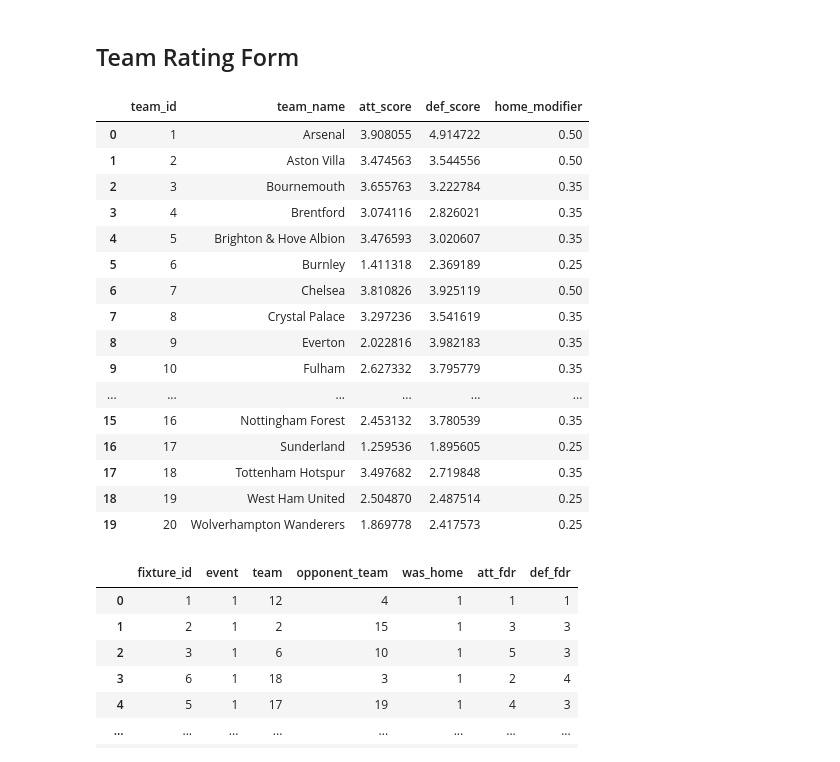
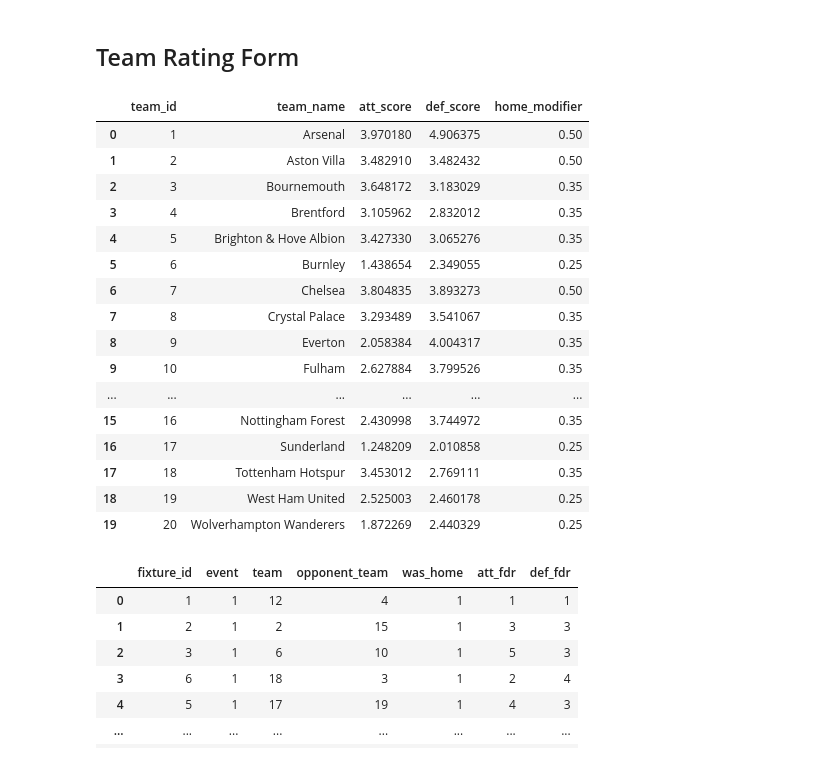
Before and after one commit to Adham-Elzawawi/Fantasy-Premier-League, a Jupyter notebook: FPL.ipynb, the cells around one changed output. Saved outputs shown, nothing was run; the diff lists cells and outputs as text; code cells hidden in the pictures.

```diff
--- a/FPL.ipynb
+++ b/FPL.ipynb
@@ -851,26 +851,26 @@ def update_team_strengths(fixtures_df, ratings_df, upto_gw, k=0.08, b=0.35, home
 # %%
 fixtures_df = fetch_fixtures_df()
 base_ratings = pd.read_csv("team_strengths.csv")
-ratings_gw = update_team_strengths(fixtures_df, base_ratings, upto_gw=18)
+ratings_gw = update_team_strengths(fixtures_df, base_ratings, upto_gw=19)
 ratings_gw
 # %% [output]
 |  | team_id | team_name | att_score | def_score | home_modifier |
-| 0 | 1 | Arsenal | 3.908055 | 4.914722 | 0.50 |
-| 1 | 2 | Aston Villa | 3.474563 | 3.544556 | 0.50 |
-| 2 | 3 | Bournemouth | 3.655763 | 3.222784 | 0.35 |
-| 3 | 4 | Brentford | 3.074116 | 2.826021 | 0.35 |
-| 4 | 5 | Brighton & Hove Albion | 3.476593 | 3.020607 | 0.35 |
-| 5 | 6 | Burnley | 1.411318 | 2.369189 | 0.25 |
-| 6 | 7 | Chelsea | 3.810826 | 3.925119 | 0.50 |
-| 7 | 8 | Crystal Palace | 3.297236 | 3.541619 | 0.35 |
-| 8 | 9 | Everton | 2.022816 | 3.982183 | 0.35 |
-| 9 | 10 | Fulham | 2.627332 | 3.795779 | 0.35 |
+| 0 | 1 | Arsenal | 3.970180 | 4.906375 | 0.50 |
+| 1 | 2 | Aston Villa | 3.482910 | 3.482432 | 0.50 |
+| 2 | 3 | Bournemouth | 3.648172 | 3.183029 | 0.35 |
+| 3 | 4 | Brentford | 3.105962 | 2.832012 | 0.35 |
+| 4 | 5 | Brighton & Hove Albion | 3.427330 | 3.065276 | 0.35 |
+| 5 | 6 | Burnley | 1.438654 | 2.349055 | 0.25 |
+| 6 | 7 | Chelsea | 3.804835 | 3.893273 | 0.50 |
+| 7 | 8 | Crystal Palace | 3.293489 | 3.541067 | 0.35 |
+| 8 | 9 | Everton | 2.058384 | 4.004317 | 0.35 |
+| 9 | 10 | Fulham | 2.627884 | 3.799526 | 0.35 |
 | ... | ... | ... | ... | ... | ... |
-| 15 | 16 | Nottingham Forest | 2.453132 | 3.780539 | 0.35 |
-| 16 | 17 | Sunderland | 1.259536 | 1.895605 | 0.25 |
-| 17 | 18 | Tottenham Hotspur | 3.497682 | 2.719848 | 0.35 |
-| 18 | 19 | West Ham United | 2.504870 | 2.487514 | 0.25 |
-| 19 | 20 | Wolverhampton Wanderers | 1.869778 | 2.417573 | 0.25 |
+| 15 | 16 | Nottingham Forest | 2.430998 | 3.744972 | 0.35 |
+| 16 | 17 | Sunderland | 1.248209 | 2.010858 | 0.25 |
+| 17 | 18 | Tottenham Hotspur | 3.453012 | 2.769111 | 0.35 |
+| 18 | 19 | West Ham United | 2.525003 | 2.460178 | 0.25 |
+| 19 | 20 | Wolverhampton Wanderers | 1.872269 | 2.440329 | 0.25 |
 # %%
 def dynamic_fdr_long(fixtures_df, ratings_df):
     att = dict(zip(ratings_df["team_id"], ratings_df["att_score"]))
```
Also changed, not shown: parts of 6 cells of this notebook.
